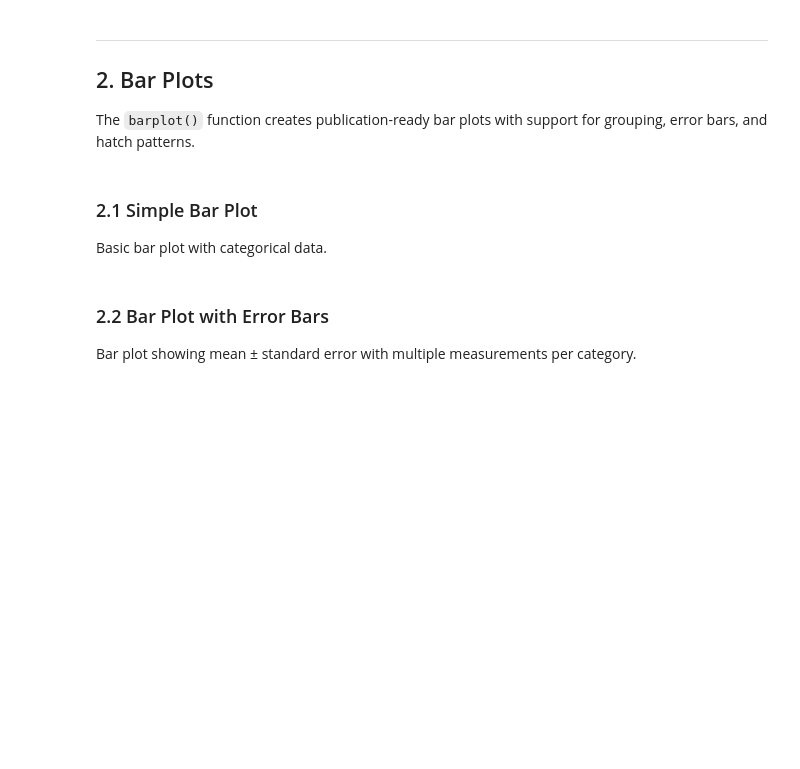
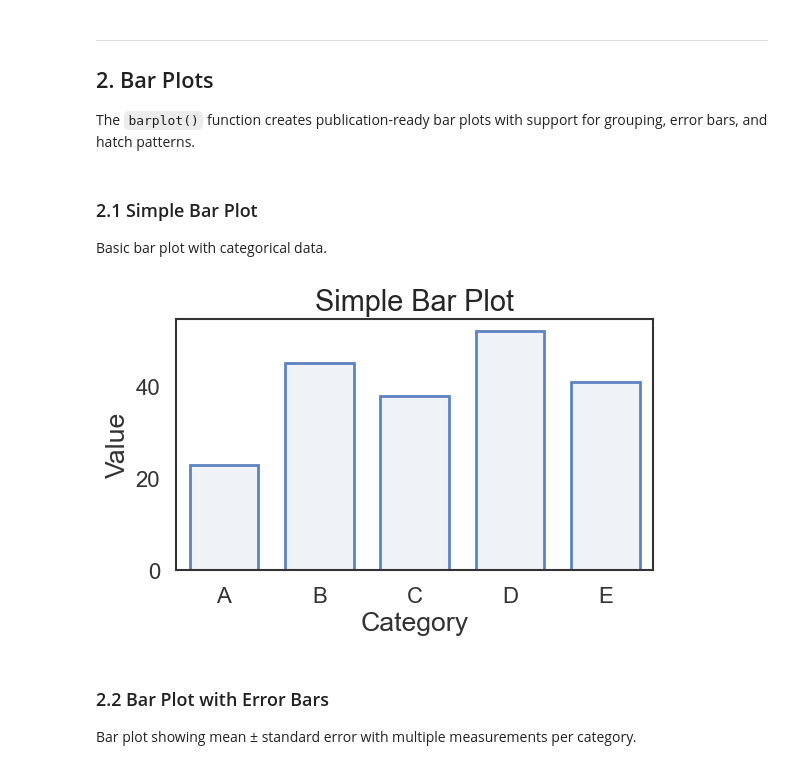
Before and after one commit to jorgebotas/prettyplot, a Jupyter notebook: examples.ipynb, the cells around one changed output. Cells and saved outputs as stored; diff of their text form; code cells hidden in the pictures; blank space fills up the shorter version.

```diff
--- a/examples.ipynb
+++ b/examples.ipynb
@@ -65,24 +68,25 @@ Basic bar plot with categorical data.
 # %%
 # Create sample data
 simple_data = pd.DataFrame({
     'category': ['A', 'B', 'C', 'D', 'E'],
     'value': [23, 45, 38, 52, 41]
 })
 
 # Create simple bar plot
 fig, ax = pp.barplot(
     data=simple_data,
     x='category',
     y='value',
     title='Simple Bar Plot',
     xlabel='Category',
     ylabel='Value',
     palette='pastel_categorical',
-    figsize=(8, 5)
 )
 
 plt.tight_layout()
 plt.show()
+# %% [output]
+[figure, added]
 # %% [markdown]
 ### 2.2 Bar Plot with Error Bars
 
```
Also changed, not shown: parts of 23 cells of this notebook, 8 other files.
